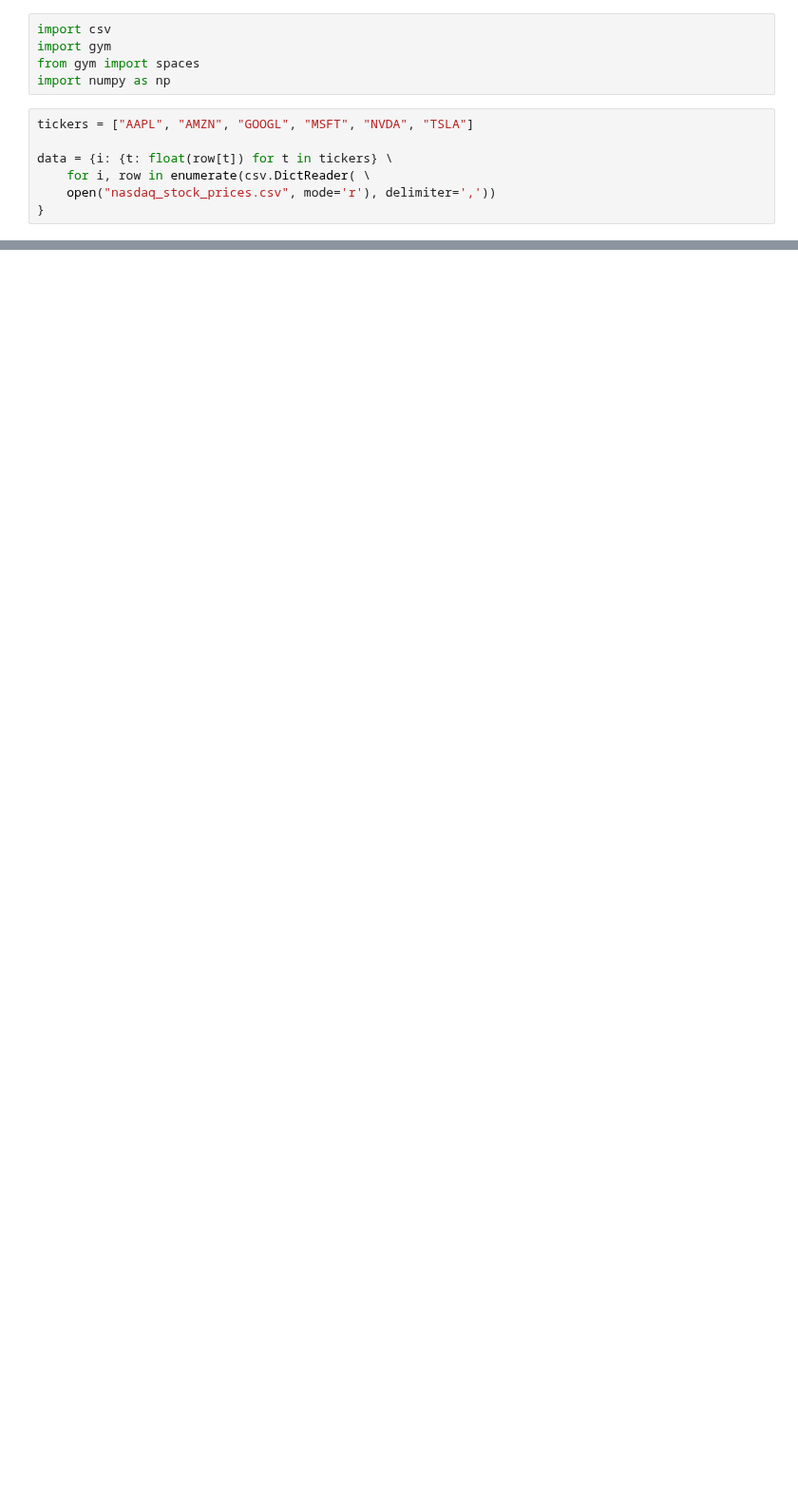
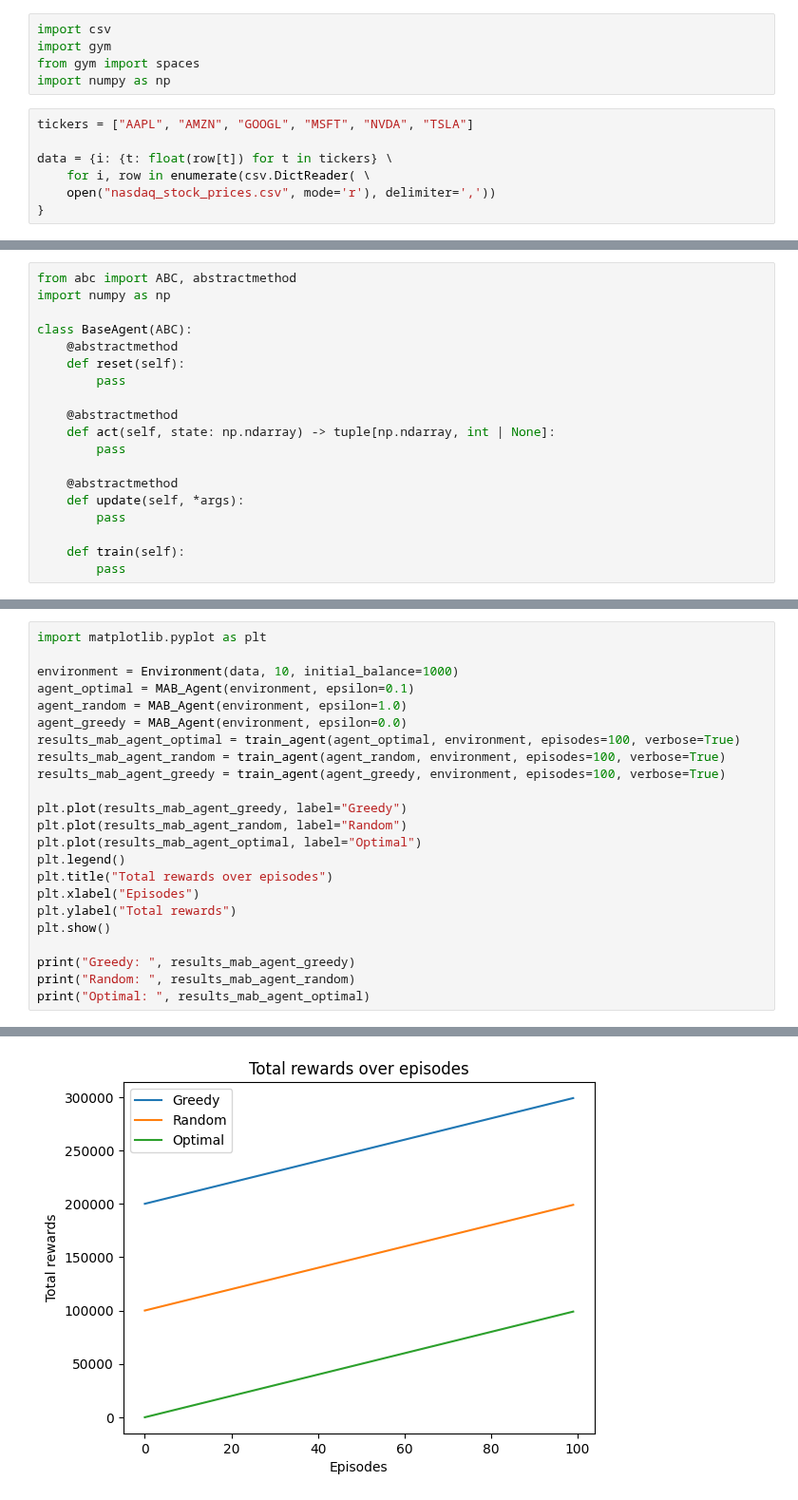
Before and after one commit to TXSpencer/Trading-Agent, a Jupyter notebook: src/main.ipynb, the cells around one changed output, grey strips where cells are left out. Shown at 95% size. Cells and saved outputs as stored; diff of their text form; blank space fills up the shorter version.

Commit message:
added MAB Agent

```diff
--- a/src/main.ipynb
+++ b/src/main.ipynb
@@ -139,0 +118,19 @@ class Agent: #To be defined
+# %%
+from abc import ABC, abstractmethod
+import numpy as np
+
+class BaseAgent(ABC):
+    @abstractmethod
+    def reset(self):
+        pass
+
+    @abstractmethod
+    def act(self, state: np.ndarray) -> tuple[np.ndarray, int | None]:
+        pass
+
+    @abstractmethod
+    def update(self, *args):
+        pass
+
+    def train(self):
+        pass
@@ -139,0 +225,24 @@ class Agent: #To be defined
+# %%
+import matplotlib.pyplot as plt
+
+environment = Environment(data, 10, initial_balance=1000)
+agent_optimal = MAB_Agent(environment, epsilon=0.1)
+agent_random = MAB_Agent(environment, epsilon=1.0)
+agent_greedy = MAB_Agent(environment, epsilon=0.0)
+results_mab_agent_optimal = train_agent(agent_optimal, environment, episodes=100, verbose=True)
+results_mab_agent_random = train_agent(agent_random, environment, episodes=100, verbose=True)
+results_mab_agent_greedy = train_agent(agent_greedy, environment, episodes=100, verbose=True)
+
+plt.plot(results_mab_agent_greedy, label="Greedy")
+plt.plot(results_mab_agent_random, label="Random")
+plt.plot(results_mab_agent_optimal, label="Optimal")
+plt.legend()
+plt.title("Total rewards over episodes")
+plt.xlabel("Episodes")
+plt.ylabel("Total rewards")
+plt.show()
+
+print("Greedy: ", results_mab_agent_greedy)
+print("Random: ", results_mab_agent_random)
+print("Optimal: ", results_mab_agent_optimal)
+# %% [output]
@@ -139,0 +266 @@ class Agent: #To be defined
+[figure, added]
```
Also changed, not shown: parts of 10 cells of this notebook, 2 other files.
